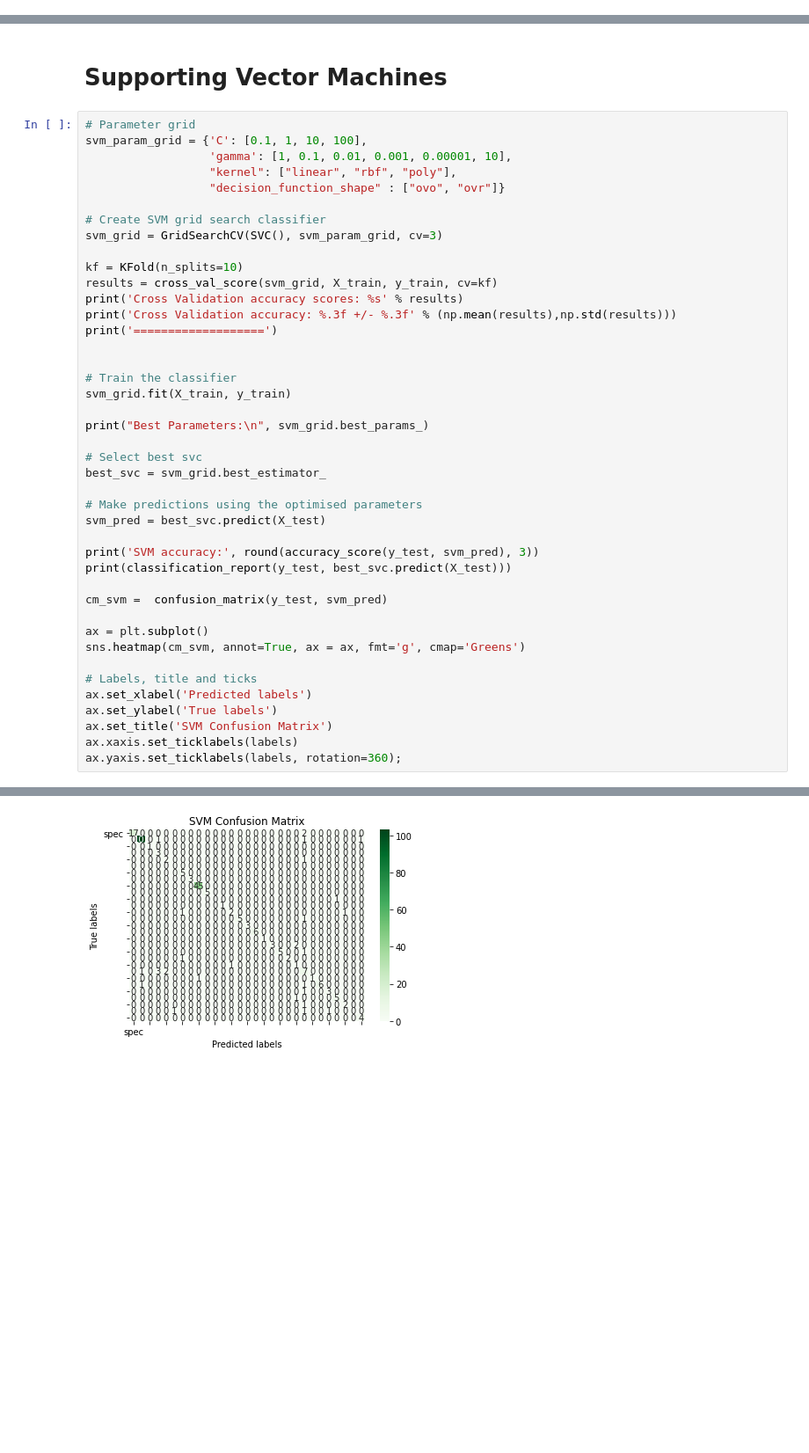
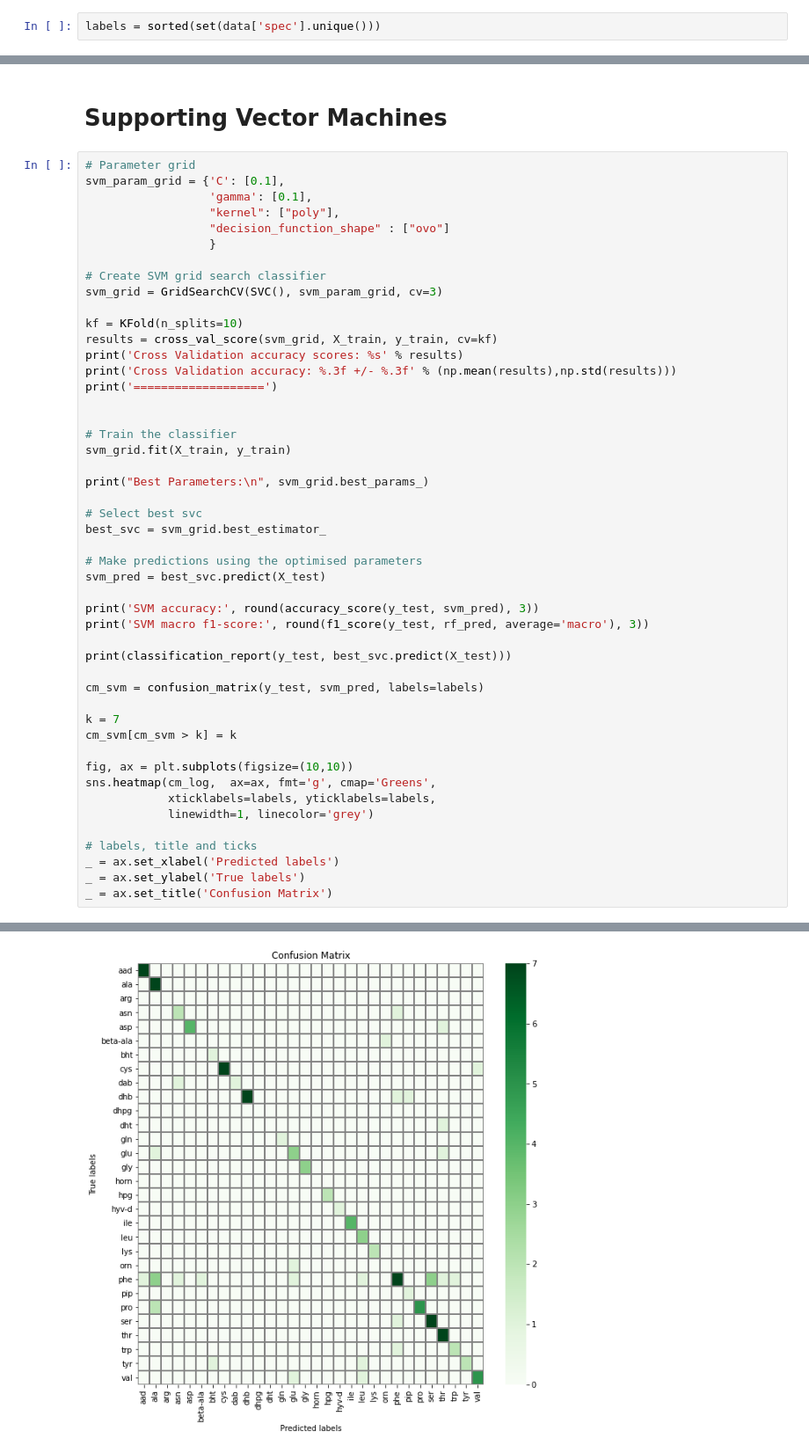
Before and after one commit to prometneus/Nonribosomal-Peptides, a Jupyter notebook: NonRibosomalPeptides_ML_Models.ipynb, the cells around one changed output, grey strips where cells are left out. Shown: that part at 88% size. Drawn from its saved outputs; the diff is of its cells as text; blank space fills up the shorter version.

```diff
--- a/NonRibosomalPeptides_ML_Models.ipynb
+++ b/NonRibosomalPeptides_ML_Models.ipynb
@@ -267,6 +236,8 @@ X_train.shape, y_train.shape
 # %%
 X_train = X_train.reshape(X_train.shape[0],-1)
 X_test =  X_test.reshape(X_test.shape[0],-1)
+# %%
+labels = sorted(set(data['spec'].unique()))
 # %% [markdown]
 # Naive Bayes
 # %%
@@ -520,10 +686,11 @@ weighted avg       0.89      0.86      0.86       271
 # Supporting Vector Machines
 # %%
 # Parameter grid
-svm_param_grid = {'C': [0.1, 1, 10, 100],
-                  'gamma': [1, 0.1, 0.01, 0.001, 0.00001, 10],
-                  "kernel": ["linear", "rbf", "poly"],
-                  "decision_function_shape" : ["ovo", "ovr"]}
+svm_param_grid = {'C': [0.1],
+                  'gamma': [0.1],
+                  "kernel": ["poly"],
+                  "decision_function_shape" : ["ovo"]
+                  }
 
 # Create SVM grid search classifier
 svm_grid = GridSearchCV(SVC(), svm_param_grid, cv=3)
@@ -547,17 +714,22 @@ best_svc = svm_grid.best_estimator_
 svm_pred = best_svc.predict(X_test)
 
 print('SVM accuracy:', round(accuracy_score(y_test, svm_pred), 3))
+print('SVM macro f1-score:', round(f1_score(y_test, rf_pred, average='macro'), 3))
+
 print(classification_report(y_test, best_svc.predict(X_test)))
 
-cm_svm =  confusion_matrix(y_test, svm_pred)
+cm_svm = confusion_matrix(y_test, svm_pred, labels=labels)
 
-ax = plt.subplot()
-sns.heatmap(cm_svm, annot=True, ax = ax, fmt='g', cmap='Greens')
+k = 7
+cm_svm[cm_svm > k] = k
 
-# Labels, title and ticks
-ax.set_xlabel('Predicted labels')
-ax.set_ylabel('True labels')
-ax.set_title('SVM Confusion Matrix')
-ax.xaxis.set_ticklabels(labels)
-ax.yaxis.set_ticklabels(labels, rotation=360);
+fig, ax = plt.subplots(figsize=(10,10))
+sns.heatmap(cm_log,  ax=ax, fmt='g', cmap='Greens',
+            xticklabels=labels, yticklabels=labels,
+            linewidth=1, linecolor='grey')
+
+# labels, title and ticks
+_ = ax.set_xlabel('Predicted labels')
+_ = ax.set_ylabel('True labels')
+_ = ax.set_title('Confusion Matrix')
 # %% [output]
@@ -588 +761 @@ weighted avg       0.90      0.89      0.89       271
-[figure, old version]
+[figure, new version]
```
Also changed, not shown: parts of 14 cells of this notebook.
